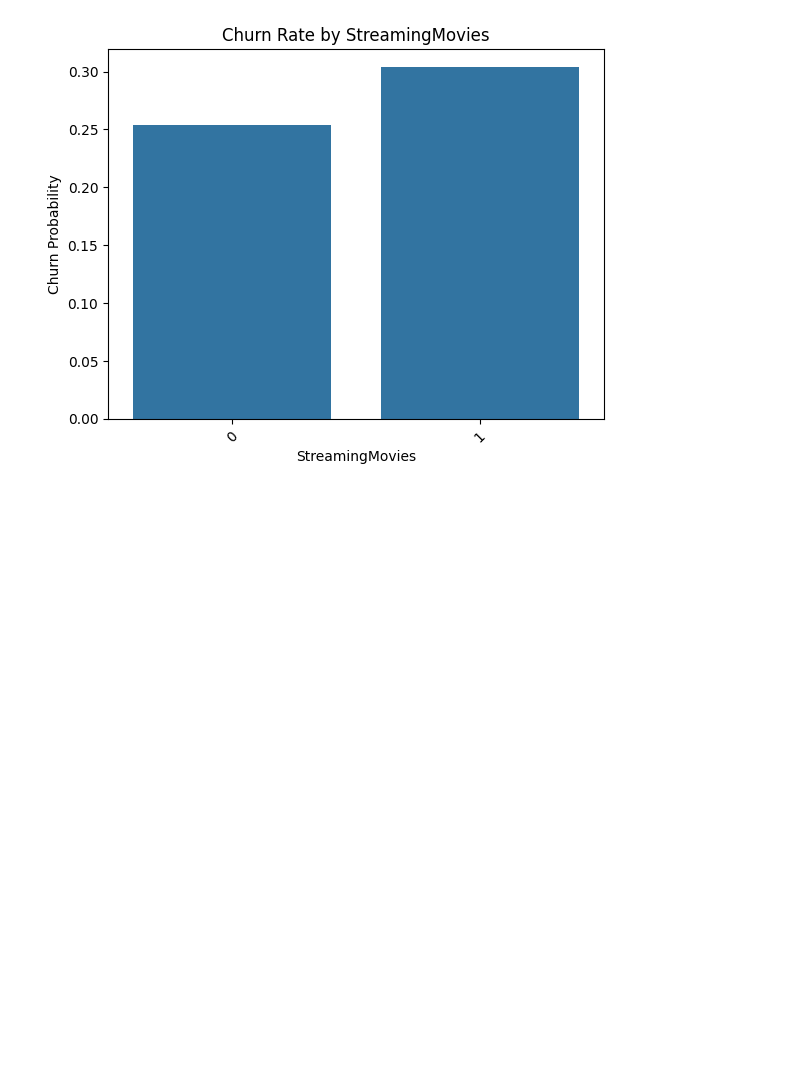
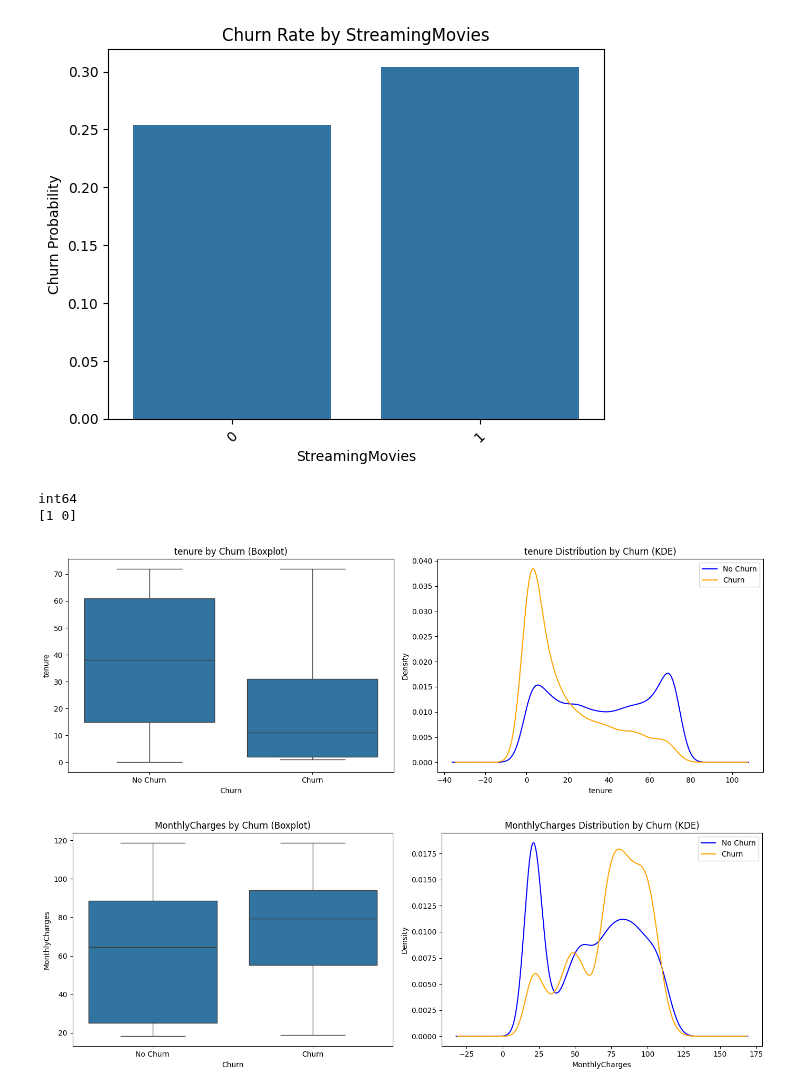
Before and after one commit to JaiswarYash/Customer-Churn-Prediction, a Jupyter notebook: notebook/02_Data_exploration.ipynb, the cells around one changed output. Drawn from its saved outputs; the diff is of its cells as text; code cells hidden in the pictures; blank space fills up the shorter version.

```diff
--- a/notebook/02_Data_exploration.ipynb
+++ b/notebook/02_Data_exploration.ipynb
@@ -366,4 +367,34 @@ for col in columns:
 [figure]
 [figure]
 [figure]
+# %%
+print(df['Churn'].dtype)
+print(df['Churn'].unique())
+# %% [output]
+int64
+[1 0]
+# %%
+# numerical features distribution by churn
+numerical_cols = ['tenure', 'MonthlyCharges']
+
+for col in numerical_cols:
+    fig, axes = plt.subplots(1, 2, figsize=(14, 5))
+
+    # Boxplot - LEFT
+    sns.boxplot(data=df, x='Churn', y=col, ax=axes[0])
+    axes[0].set_title(f'{col} by Churn (Boxplot)')
+    axes[0].set_xticklabels(['No Churn', 'Churn'])
+
+    # KDE - RIGHT
+    df[df['Churn'] == 0][col].plot(kind='kde', ax=axes[1], label='No Churn', color='blue')
+    df[df['Churn'] == 1][col].plot(kind='kde', ax=axes[1], label='Churn', color='orange')
+    axes[1].set_title(f'{col} Distribution by Churn (KDE)')
+    axes[1].set_xlabel(col)
+    axes[1].legend()
+
+    plt.tight_layout()
+    plt.show()
+# %% [output]
+[figure, added]
+[figure, added]
 # %%
```
Also changed, not shown: parts of 6 cells of this notebook.
